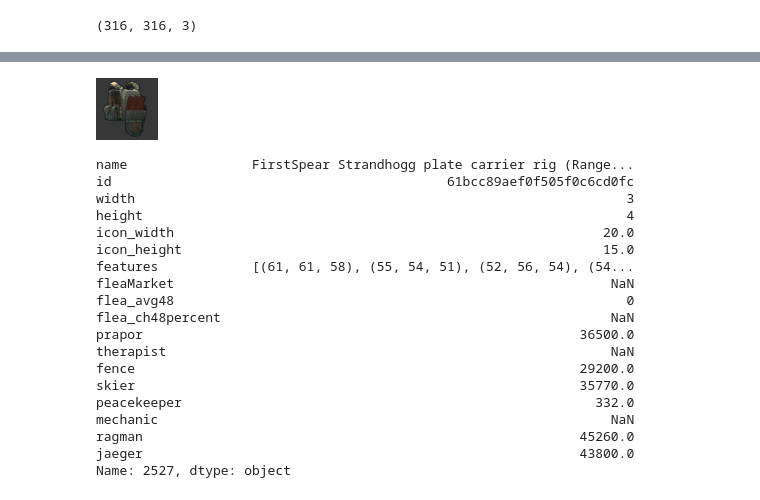
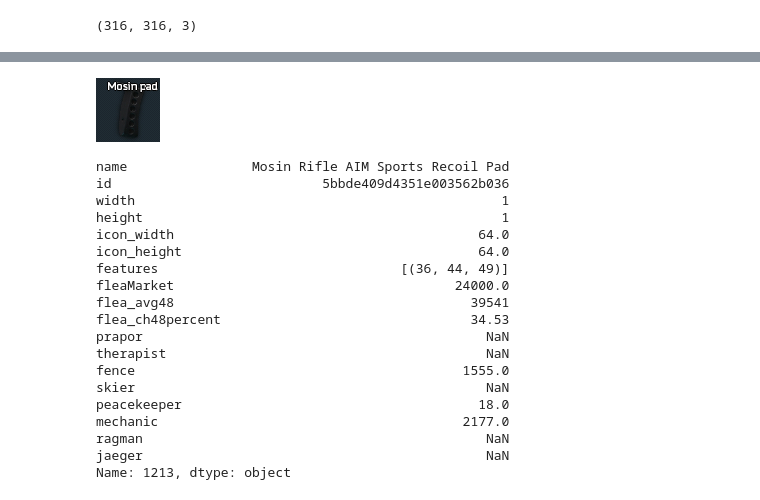
Before and after one commit to mi000hi/tarkovRat, a Jupyter notebook: iconToFeatures.ipynb, the cells around one changed output, grey strips where cells are left out. Saved outputs shown, nothing was run; the diff lists cells and outputs as text; code cells hidden in the pictures.

```diff
--- a/iconToFeatures.ipynb
+++ b/iconToFeatures.ipynb
@@ -215,29 +223,29 @@ for index in range(len(icons)):
 # %%
-Image.fromarray(icons[2527])
+Image.fromarray(icons[1213])
 # %% [output]
-[figure, old version]
+[figure, new version]
 # %%
-all_items_df.iloc[2527]
+all_items_df.iloc[1213]
 # %% [output]
-name                FirstSpear Strandhogg plate carrier rig (Range...
-id                                           61bcc89aef0f505f0c6cd0fc
-width                                                               3
-height                                                              4
-icon_width                                                       20.0
-icon_height                                                      15.0
-features            [(61, 61, 58), (55, 54, 51), (52, 56, 54), (54...
-fleaMarket                                                        NaN
-flea_avg48                                                          0
-flea_ch48percent                                                  NaN
-prapor                                                        36500.0
-therapist                                                         NaN
-fence                                                         29200.0
-skier                                                         35770.0
-peacekeeper                                                     332.0
-mechanic                                                          NaN
-ragman                                                        45260.0
-jaeger                                                        43800.0
-Name: 2527, dtype: object
+name                Mosin Rifle AIM Sports Recoil Pad
+id                           5bbde409d4351e003562b036
+width                                               1
+height                                              1
+icon_width                                       64.0
+icon_height                                      64.0
+features                               [(36, 44, 49)]
+fleaMarket                                    24000.0
+flea_avg48                                      39541
+flea_ch48percent                                34.53
+prapor                                            NaN
+therapist                                         NaN
+fence                                          1555.0
+skier                                             NaN
+peacekeeper                                      18.0
+mechanic                                       2177.0
+ragman                                            NaN
+jaeger                                            NaN
+Name: 1213, dtype: object
 # %%
 # save dataframe as csv
 all_items_df.to_csv(path_data + 'all_items.csv', index=False)
```
Also changed, not shown: parts of 16 cells of this notebook, 26 other files.
